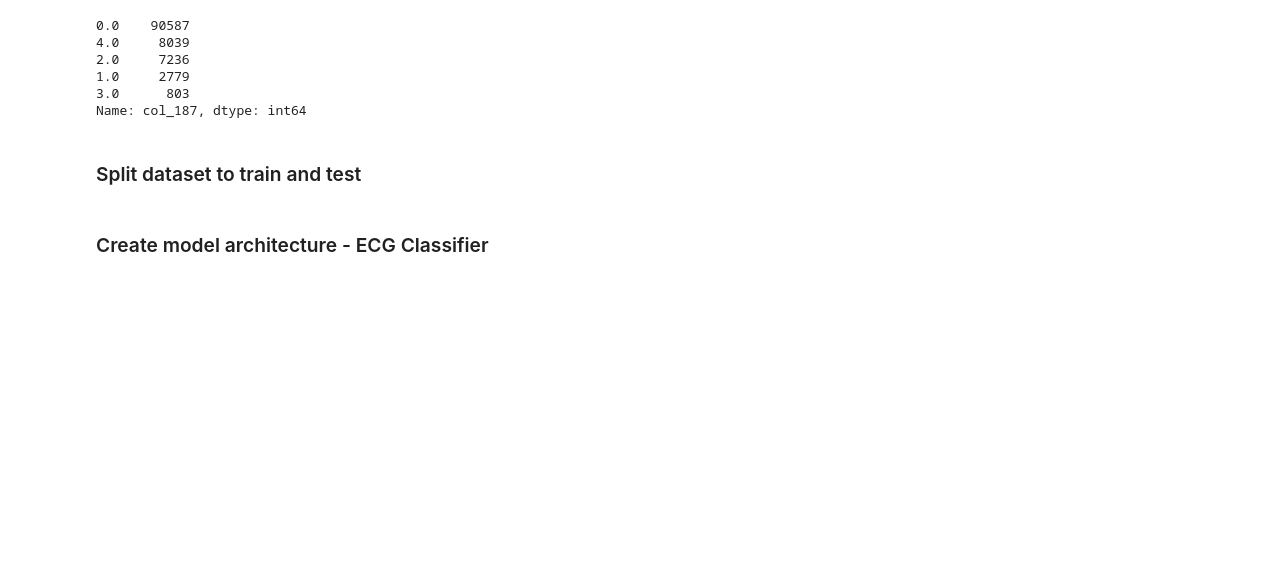
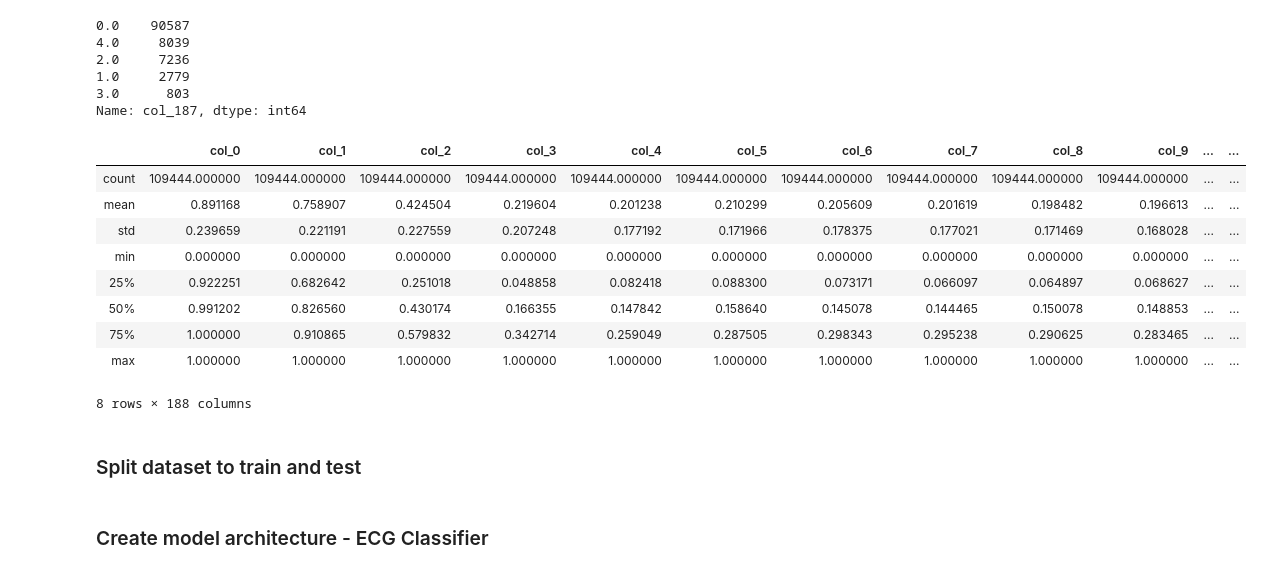
Before and after one commit to jinujayan/Capstone_ECGAnalyzer, a Jupyter notebook: ECG_Classifier_Models.ipynb, the cells around one changed output. Cells and saved outputs as stored; diff of their text form; code cells hidden in the pictures; blank space fills up the shorter version.

```diff
--- a/ECG_Classifier_Models.ipynb
+++ b/ECG_Classifier_Models.ipynb
@@ -68,6 +70,19 @@ df_MIT.col_187.value_counts()
 1.0     2779
 3.0      803
 Name: col_187, dtype: int64
+# %%
+df_MIT.describe()
+# %% [output]
+|  | col_0 | col_1 | col_2 | col_3 | col_4 | col_5 | col_6 | col_7 | col_8 | col_9 | ... | ... |
+| count | 109444.000000 | 109444.000000 | 109444.000000 | 109444.000000 | 109444.000000 | 109444.000000 | 109444.000000 | 109444.000000 | 109444.000000 | 109444.000000 | ... | ... |
+| mean | 0.891168 | 0.758907 | 0.424504 | 0.219604 | 0.201238 | 0.210299 | 0.205609 | 0.201619 | 0.198482 | 0.196613 | ... | ... |
+| std | 0.239659 | 0.221191 | 0.227559 | 0.207248 | 0.177192 | 0.171966 | 0.178375 | 0.177021 | 0.171469 | 0.168028 | ... | ... |
+| min | 0.000000 | 0.000000 | 0.000000 | 0.000000 | 0.000000 | 0.000000 | 0.000000 | 0.000000 | 0.000000 | 0.000000 | ... | ... |
+| 25% | 0.922251 | 0.682642 | 0.251018 | 0.048858 | 0.082418 | 0.088300 | 0.073171 | 0.066097 | 0.064897 | 0.068627 | ... | ... |
+| 50% | 0.991202 | 0.826560 | 0.430174 | 0.166355 | 0.147842 | 0.158640 | 0.145078 | 0.144465 | 0.150078 | 0.148853 | ... | ... |
+| 75% | 1.000000 | 0.910865 | 0.579832 | 0.342714 | 0.259049 | 0.287505 | 0.298343 | 0.295238 | 0.290625 | 0.283465 | ... | ... |
+| max | 1.000000 | 1.000000 | 1.000000 | 1.000000 | 1.000000 | 1.000000 | 1.000000 | 1.000000 | 1.000000 | 1.000000 | ... | ... |
+8 rows × 188 columns
 # %% [markdown]
 ### Split dataset to train and test
 # %%
```
Also changed, not shown: parts of 33 cells of this notebook.
